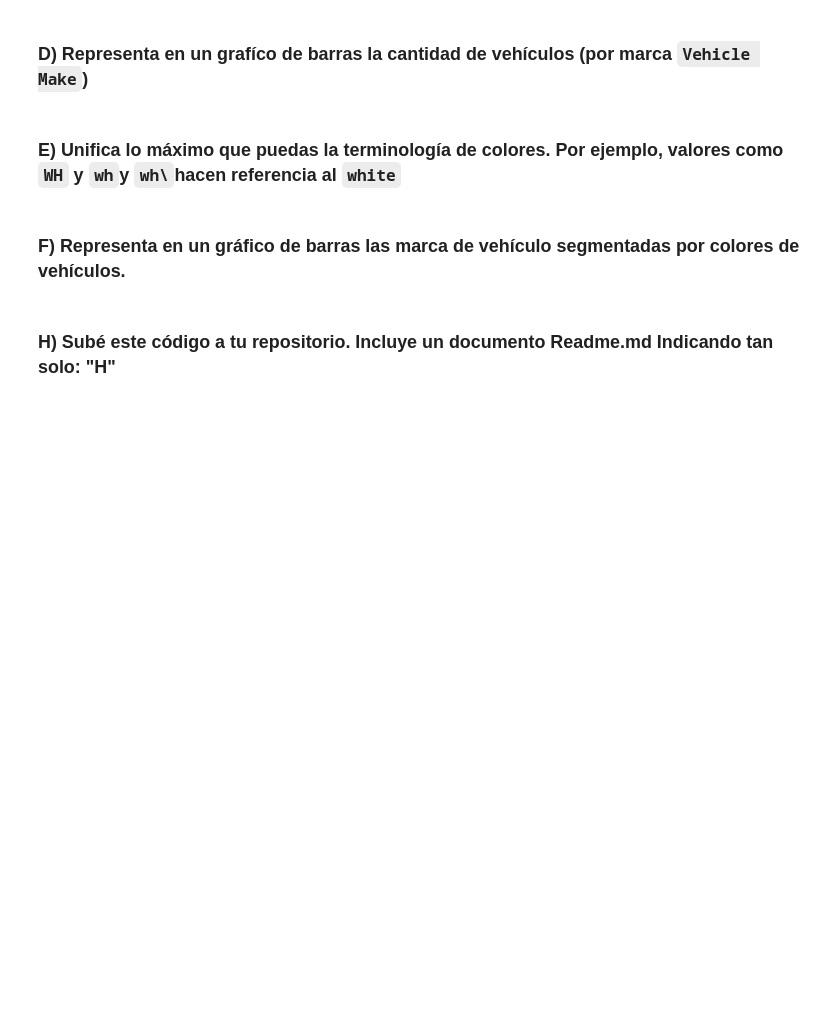
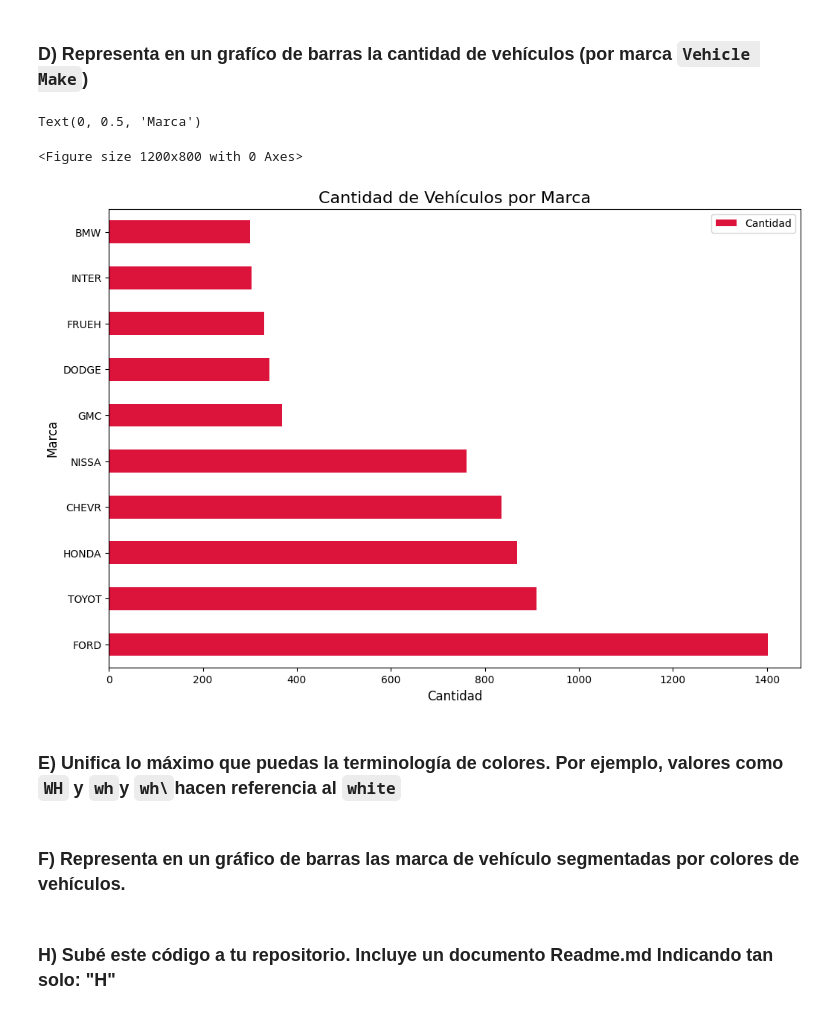
Before and after one commit to BalentinaAE/Pandas, a Jupyter notebook: ProyectoPandas_Github.ipynb, the cells around one changed output. Drawn from its saved outputs; the diff is of its cells as text; code cells hidden in the pictures; blank space fills up the shorter version.

```diff
--- a/ProyectoPandas_Github.ipynb
+++ b/ProyectoPandas_Github.ipynb
@@ -97,3 +97,8 @@ print(Parkin_limpio['Vehicle Year'].head(5))
 Name: Vehicle Year, dtype: int64
 # %% [markdown]
 ### C) Hay marcas de vehículos que no guardan sentido con ninguna marca real (`Vehicle Make`) elimina dichas muestras. Deja constancia de cuantas has borrado.
+# %%
+#marcas_unicas = Parkin_limpio['Vehicle Make'].unique()
+#print(marcas_unicas)
+Parkin_limpio = Parkin_limpio[~Parkin_limpio['Vehicle Make'].isin(['FRIG', 'NS/OT', 'ME/BE', 0, 'FUSO', 'TEAMA', 'PUTEL', 'GIDNY'])]
+print(f"Filas eliminadas: {len(Parkin_limpio)}")
@@ -100,5 +126,22 @@ Name: Vehicle Year, dtype: int64
 # %% [markdown]
 ### D) Representa en un grafíco de barras la cantidad de vehículos (por marca `Vehicle Make`)
+# %%
+
+import seaborn as sns
+import matplotlib.pyplot as plt
+
+vehiculos_por_marca = Parkin_limpio['Vehicle Make'].value_counts().reset_index()
+vehiculos_por_marca.columns = ['Marca', 'Cantidad']
+plt.figure(figsize=(12, 8))
+#sns.barplot(data=vehiculos_por_marca, x='Cantidad', y='Marca')
+Grafico = vehiculos_por_marca.head(10).plot(kind="barh", x='Marca', y='Cantidad', figsize=(12, 8),color='crimson')
+plt.title('Cantidad de Vehículos por Marca', fontsize=16)
+plt.xlabel('Cantidad', fontsize=12)
+plt.ylabel('Marca', fontsize=12)
+# %% [output]
+Text(0, 0.5, 'Marca')
+<Figure size 1200x800 with 0 Axes>
+[figure, added]
 # %% [markdown]
 ### E) Unifica lo máximo que puedas la terminología de colores. Por ejemplo, valores como `WH` y `wh`y `wh\`hacen referencia al `white`
 # %% [markdown]
```
Also changed, not shown: parts of 2 cells of this notebook, 1 other file.
